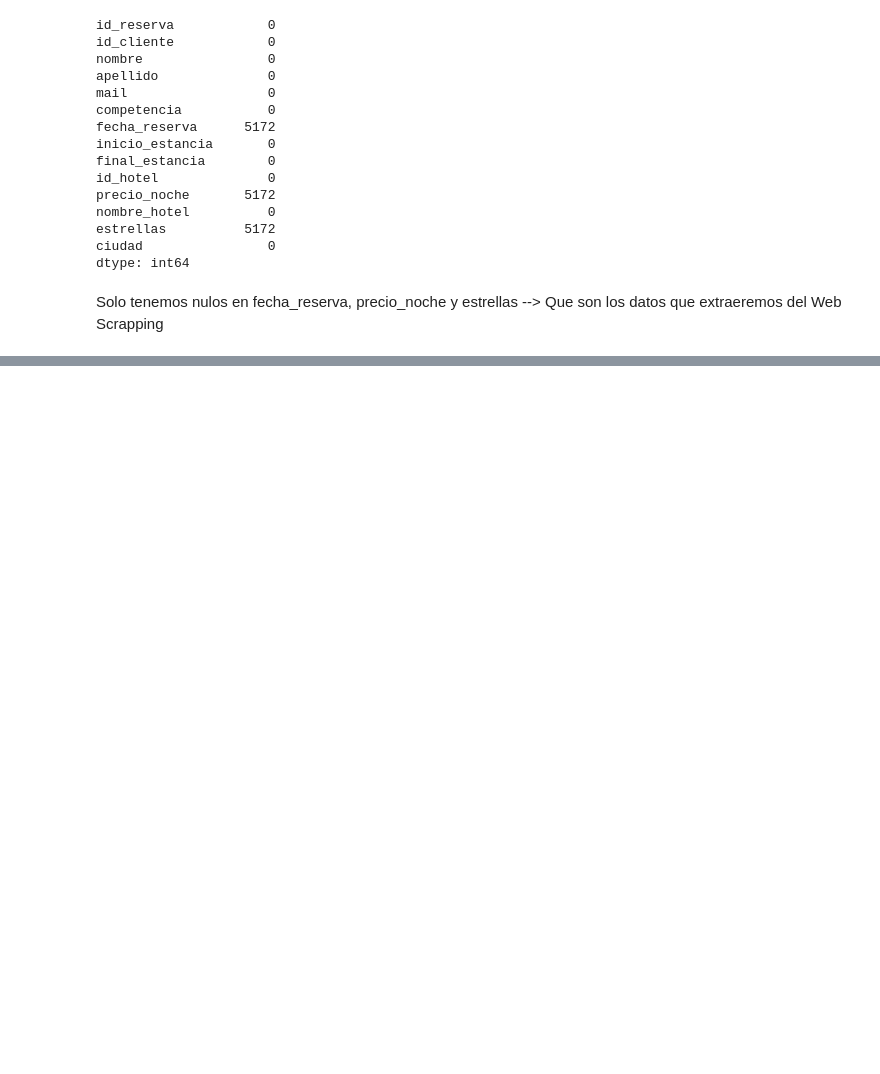
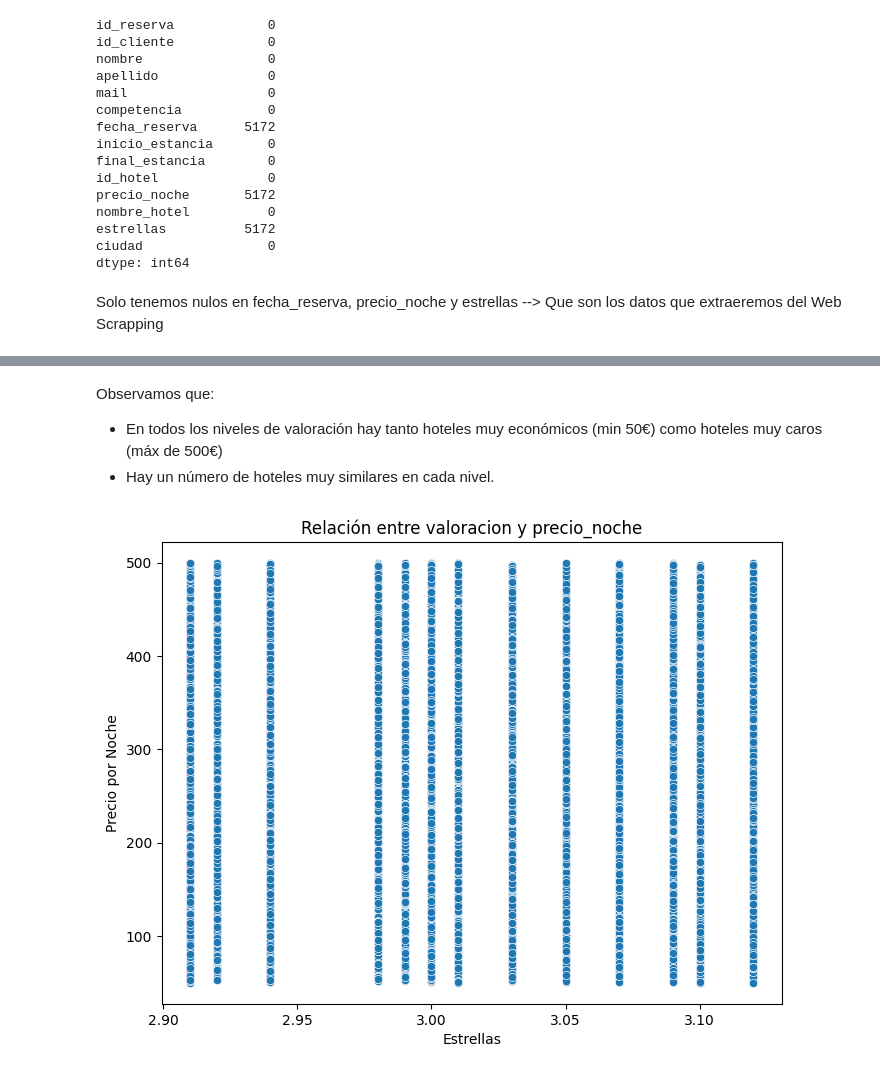
Before and after one commit to Vic4s/ETL_Hoteles, a Jupyter notebook: notebook_limpio/inicial_limpio.ipynb, the cells around one changed output, grey strips where cells are left out. Saved outputs shown, nothing was run; the diff lists cells and outputs as text; code cells hidden in the pictures; blank space fills up the shorter version.

```diff
--- a/notebook_limpio/inicial_limpio.ipynb
+++ b/notebook_limpio/inicial_limpio.ipynb
@@ -856,0 +1054,16 @@ Solo tenemos nulos en fecha_reserva, precio_noche y estrellas --> Que son los da
+# %% [markdown]
+Observamos que:
+- En todos los niveles de valoración hay tanto hoteles muy económicos (min 50€) como hoteles muy caros (máx de 500€)
+- Hay un número de hoteles muy similares en cada nivel.
+# %%
+plt.figure(figsize=(8, 6))
+
+sns.scatterplot(data=df_propios, x="valoracion", y="precio_noche")
+
+plt.title("Relación entre valoracion y precio_noche")
+plt.xlabel("Estrellas")
+plt.ylabel("Precio por Noche")
+
+plt.show()
+# %% [output]
+[figure, added]
```
Also changed, not shown: parts of 33 cells of this notebook, 4 other files.
